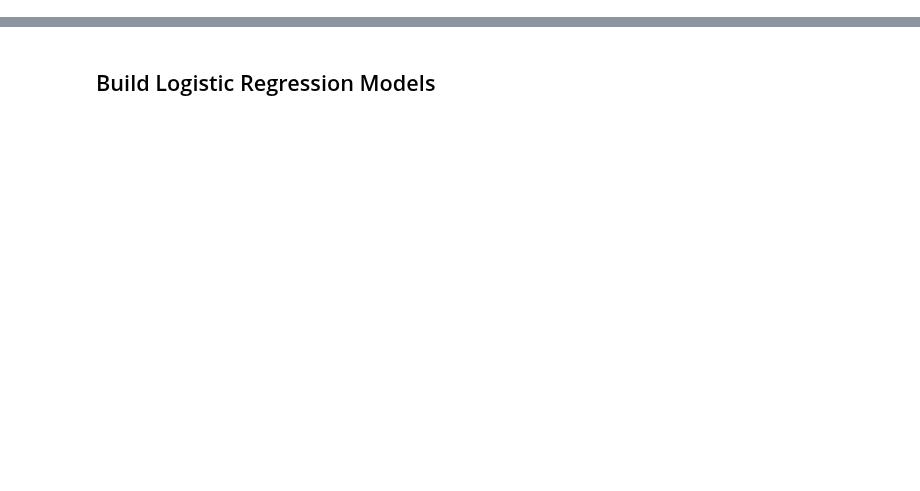
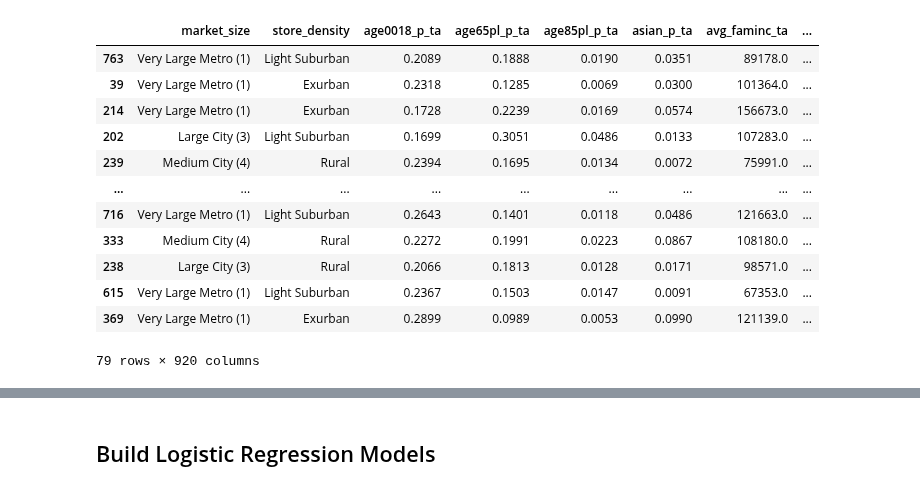
Before and after one commit to mozhao0331/Restaurant_Segmentation_Analysis, a Jupyter notebook: doc/smoothie_king/SK_best_ensemble_with_demograhic.ipynb, the cells around one changed output, grey strips where cells are left out. Cells and saved outputs as stored; diff of their text form; code cells hidden in the pictures; blank space fills up the shorter version.

```diff
--- a/doc/smoothie_king/SK_best_ensemble_with_demograhic.ipynb
+++ b/doc/smoothie_king/SK_best_ensemble_with_demograhic.ipynb
@@ -88,0 +108,16 @@ X_train
+# %%
+X_test
+# %% [output]
+|  | market_size | store_density | age0018_p_ta | age65pl_p_ta | age85pl_p_ta | asian_p_ta | avg_faminc_ta | ... |
+| 763 | Very Large Metro (1) | Light Suburban | 0.2089 | 0.1888 | 0.0190 | 0.0351 | 89178.0 | ... |
+| 39 | Very Large Metro (1) | Exurban | 0.2318 | 0.1285 | 0.0069 | 0.0300 | 101364.0 | ... |
+| 214 | Very Large Metro (1) | Exurban | 0.1728 | 0.2239 | 0.0169 | 0.0574 | 156673.0 | ... |
+| 202 | Large City (3) | Light Suburban | 0.1699 | 0.3051 | 0.0486 | 0.0133 | 107283.0 | ... |
+| 239 | Medium City (4) | Rural | 0.2394 | 0.1695 | 0.0134 | 0.0072 | 75991.0 | ... |
+| ... | ... | ... | ... | ... | ... | ... | ... | ... |
+| 716 | Very Large Metro (1) | Light Suburban | 0.2643 | 0.1401 | 0.0118 | 0.0486 | 121663.0 | ... |
+| 333 | Medium City (4) | Rural | 0.2272 | 0.1991 | 0.0223 | 0.0867 | 108180.0 | ... |
+| 238 | Large City (3) | Rural | 0.2066 | 0.1813 | 0.0128 | 0.0171 | 98571.0 | ... |
+| 615 | Very Large Metro (1) | Light Suburban | 0.2367 | 0.1503 | 0.0147 | 0.0091 | 67353.0 | ... |
+| 369 | Very Large Metro (1) | Exurban | 0.2899 | 0.0989 | 0.0053 | 0.0990 | 121139.0 | ... |
+79 rows × 920 columns
```
Also changed, not shown: parts of 72 cells of this notebook.
